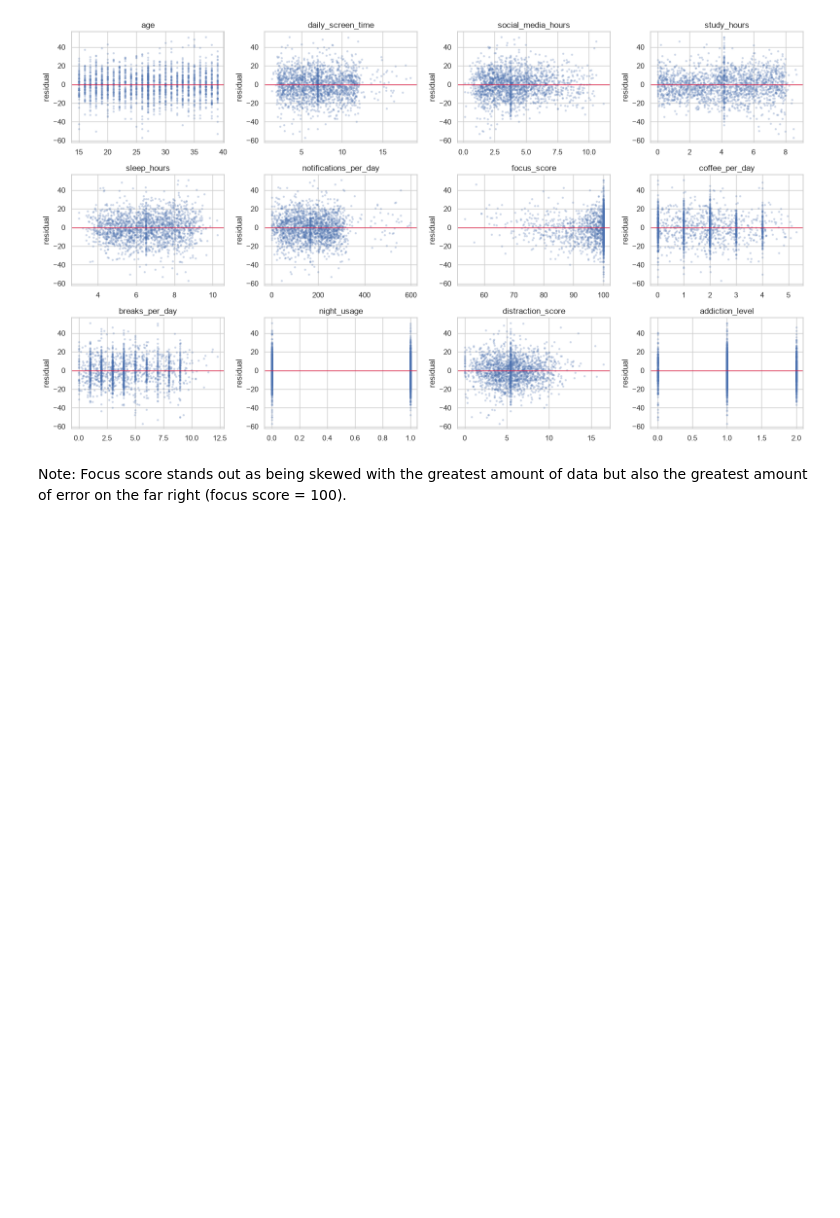
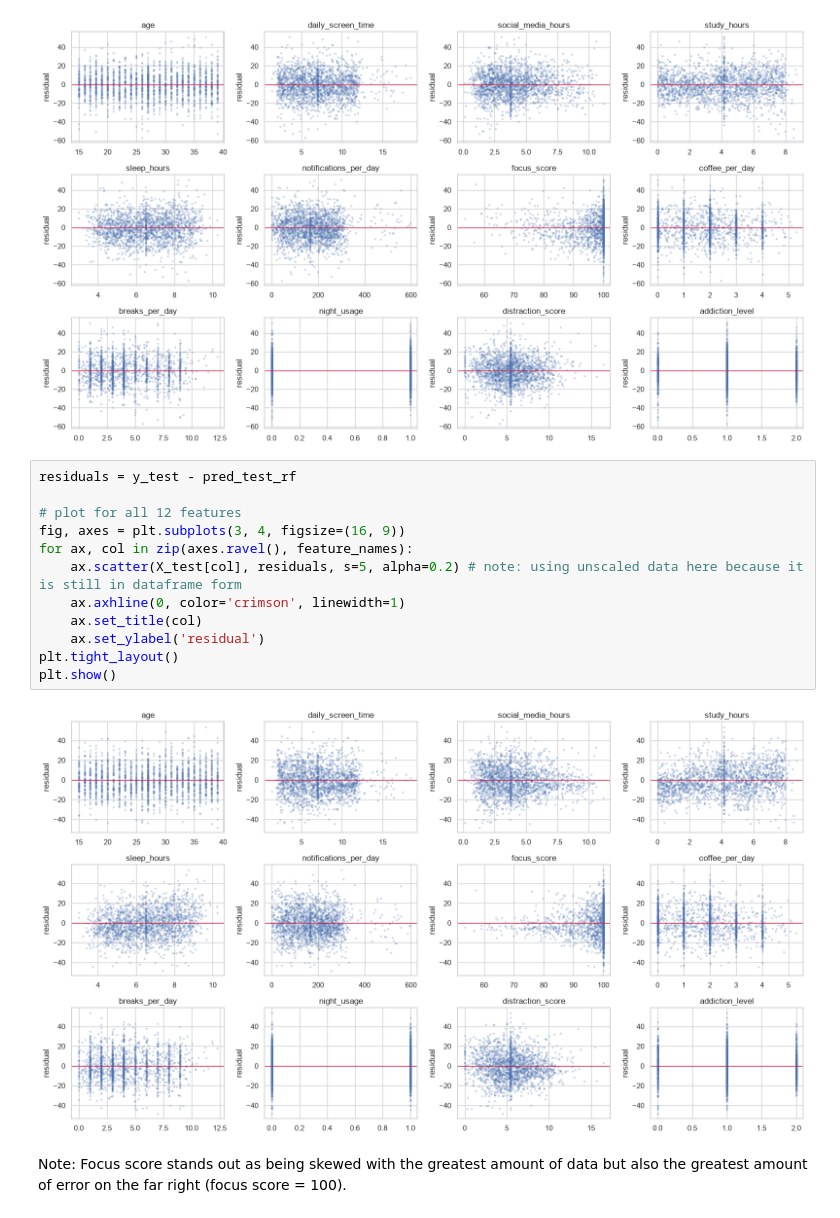
Before and after one commit to emfallat/CS5100-Final-Project, a Jupyter notebook: productivity.ipynb, the cells around one changed output. Cells and saved outputs as stored; diff of their text form; blank space fills up the shorter version.

```diff
--- a/productivity.ipynb
+++ b/productivity.ipynb
@@ -495,6 +530,20 @@ plt.tight_layout()
 plt.show()
 # %% [output]
 [figure]
+# %%
+residuals = y_test - pred_test_rf
+
+# plot for all 12 features
+fig, axes = plt.subplots(3, 4, figsize=(16, 9))
+for ax, col in zip(axes.ravel(), feature_names):
+    ax.scatter(X_test[col], residuals, s=5, alpha=0.2) # note: using unscaled data here because it is still in dataframe form
+    ax.axhline(0, color='crimson', linewidth=1)
+    ax.set_title(col)
+    ax.set_ylabel('residual')
+plt.tight_layout()
+plt.show()
+# %% [output]
+[figure, added]
 # %% [markdown]
 Note: Focus score stands out as being skewed with the greatest amount of data but also the greatest amount of error on the far right (focus score = 100).
 # %%
```
Also changed, not shown: parts of 14 cells of this notebook.
